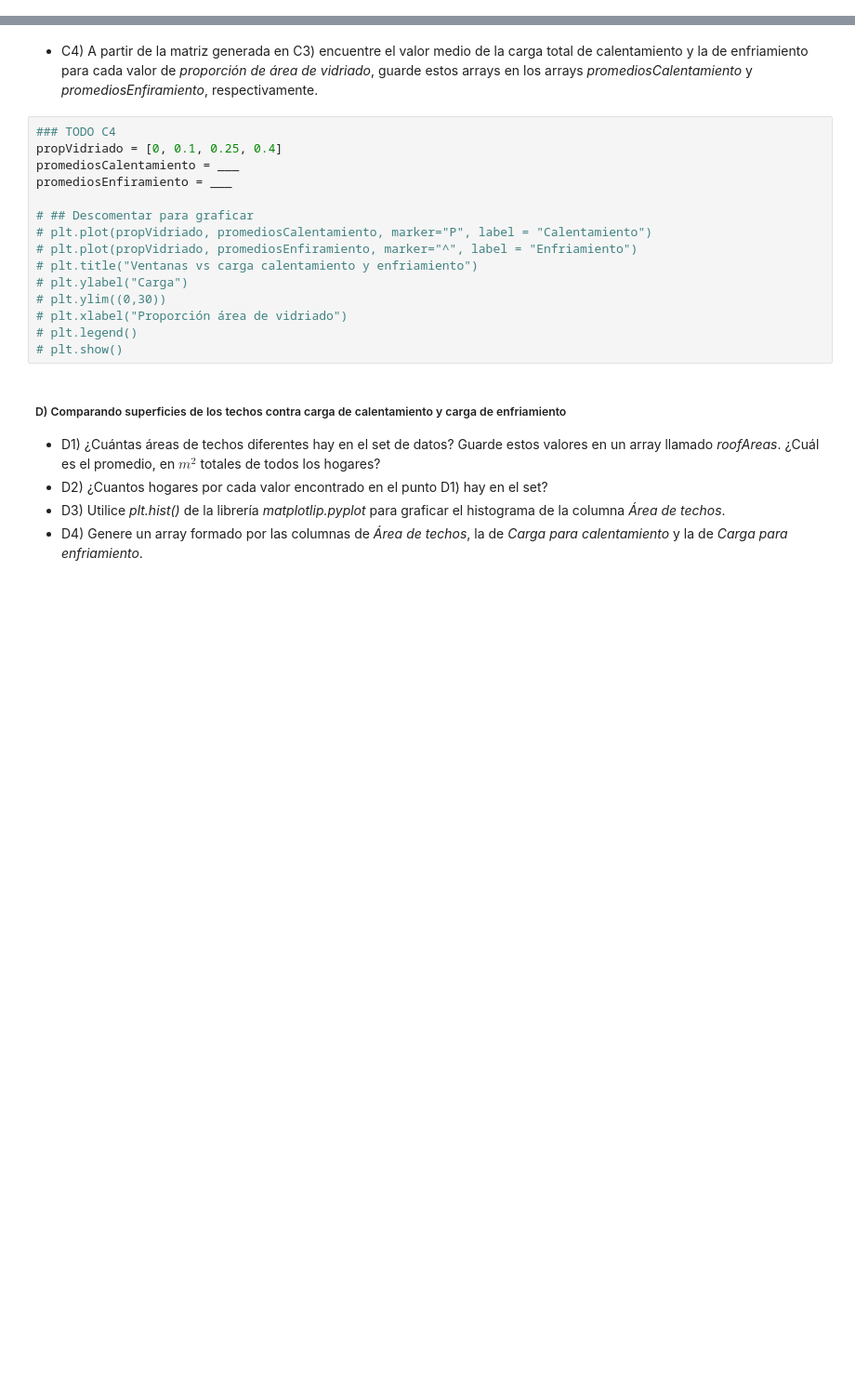
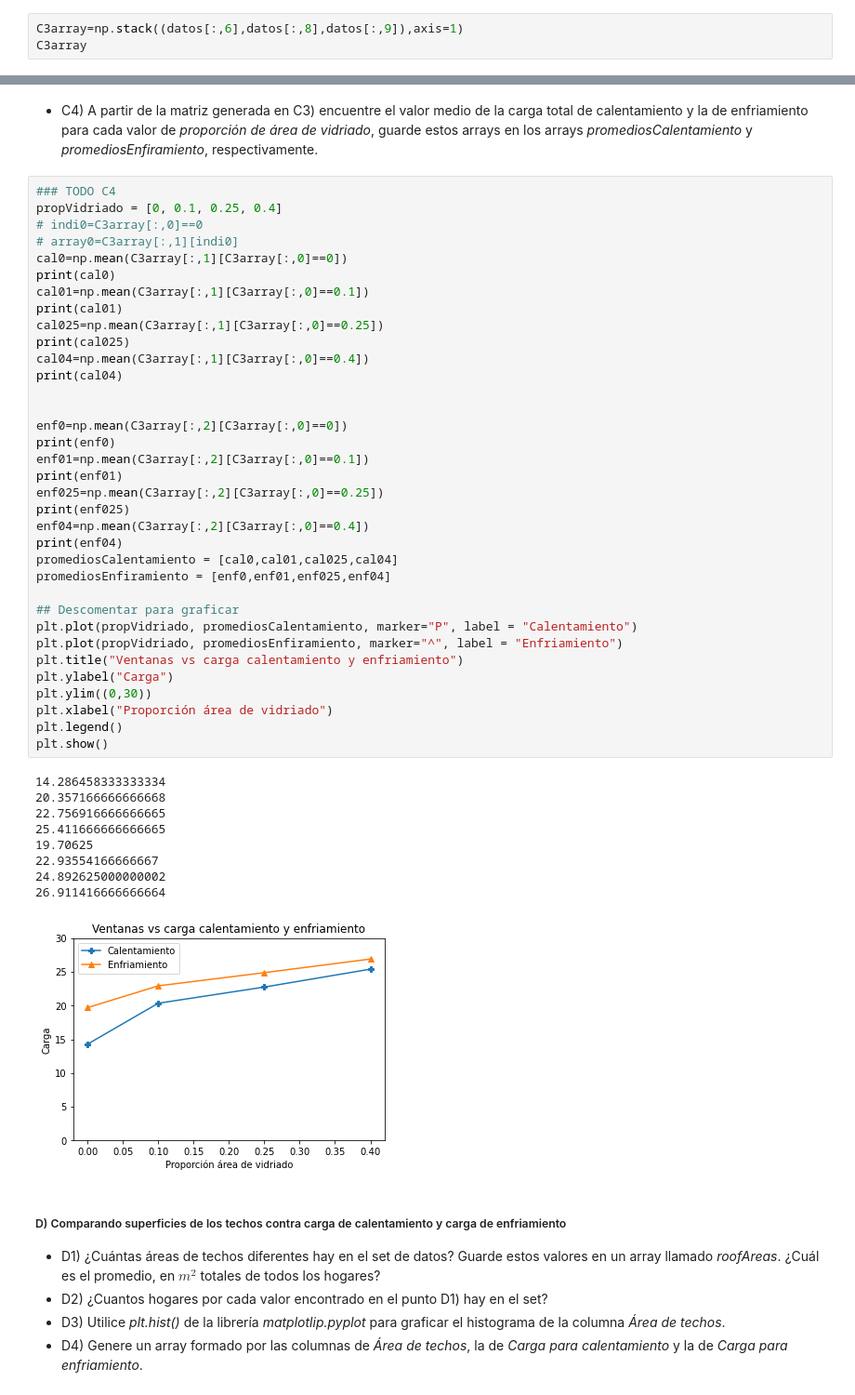
Before and after one commit to WalterMarH/PDA, a Jupyter notebook: Ejercitacion/Ejercitación Numpy/Módulo 6 - Ejercicios.ipynb, the cells around one changed output, grey strips where cells are left out. Shown: that part at 93% size. Drawn from its saved outputs; the diff is of its cells as text; blank space fills up the shorter version.

```diff
--- a/Ejercitacion/Ejercitación Numpy/Módulo 6 - Ejercicios.ipynb
+++ b/Ejercitacion/Ejercitación Numpy/Módulo 6 - Ejercicios.ipynb
@@ -216,0 +375,3 @@ datos = np.genfromtxt('eficienciaEnergética.csv',delimiter=',',dtype = np.float
+# %%
+C3array=np.stack((datos[:,6],datos[:,8],datos[:,9]),axis=1)
+C3array
@@ -219,18 +388,48 @@ datos = np.genfromtxt('eficienciaEnergética.csv',delimiter=',',dtype = np.float
 # %%
 ### TODO C4
 propVidriado = [0, 0.1, 0.25, 0.4]
-promediosCalentamiento = ___
-promediosEnfiramiento = ___
+# indi0=C3array[:,0]==0
+# array0=C3array[:,1][indi0]
+cal0=np.mean(C3array[:,1][C3array[:,0]==0])
+print(cal0)
+cal01=np.mean(C3array[:,1][C3array[:,0]==0.1])
+print(cal01)
+cal025=np.mean(C3array[:,1][C3array[:,0]==0.25])
+print(cal025)
+cal04=np.mean(C3array[:,1][C3array[:,0]==0.4])
+print(cal04)
 
-# ## Descomentar para graficar
-# plt.plot(propVidriado, promediosCalentamiento, marker="P", label = "Calentamiento")
-# plt.plot(propVidriado, promediosEnfiramiento, marker="^", label = "Enfriamiento")
-# plt.title("Ventanas vs carga calentamiento y enfriamiento")
-# plt.ylabel("Carga")
-# plt.ylim((0,30))
-# plt.xlabel("Proporción área de vidriado")
-# plt.legend()
-# plt.show()
+
+enf0=np.mean(C3array[:,2][C3array[:,0]==0])
+print(enf0)
+enf01=np.mean(C3array[:,2][C3array[:,0]==0.1])
+print(enf01)
+enf025=np.mean(C3array[:,2][C3array[:,0]==0.25])
+print(enf025)
+enf04=np.mean(C3array[:,2][C3array[:,0]==0.4])
+print(enf04)
+promediosCalentamiento = [cal0,cal01,cal025,cal04]
+promediosEnfiramiento = [enf0,enf01,enf025,enf04]
+
+## Descomentar para graficar
+plt.plot(propVidriado, promediosCalentamiento, marker="P", label = "Calentamiento")
+plt.plot(propVidriado, promediosEnfiramiento, marker="^", label = "Enfriamiento")
+plt.title("Ventanas vs carga calentamiento y enfriamiento")
+plt.ylabel("Carga")
+plt.ylim((0,30))
+plt.xlabel("Proporción área de vidriado")
+plt.legend()
+plt.show()
+# %% [output]
+14.286458333333334
+20.357166666666668
+22.756916666666665
+25.411666666666665
+19.70625
+22.93554166666667
+24.892625000000002
+26.911416666666664
+[figure, added]
 # %% [markdown]
 ##### D) Comparando superficies de los techos contra carga de calentamiento y carga de enfriamiento
 
```
Also changed, not shown: parts of 19 cells of this notebook, 1 other file.
